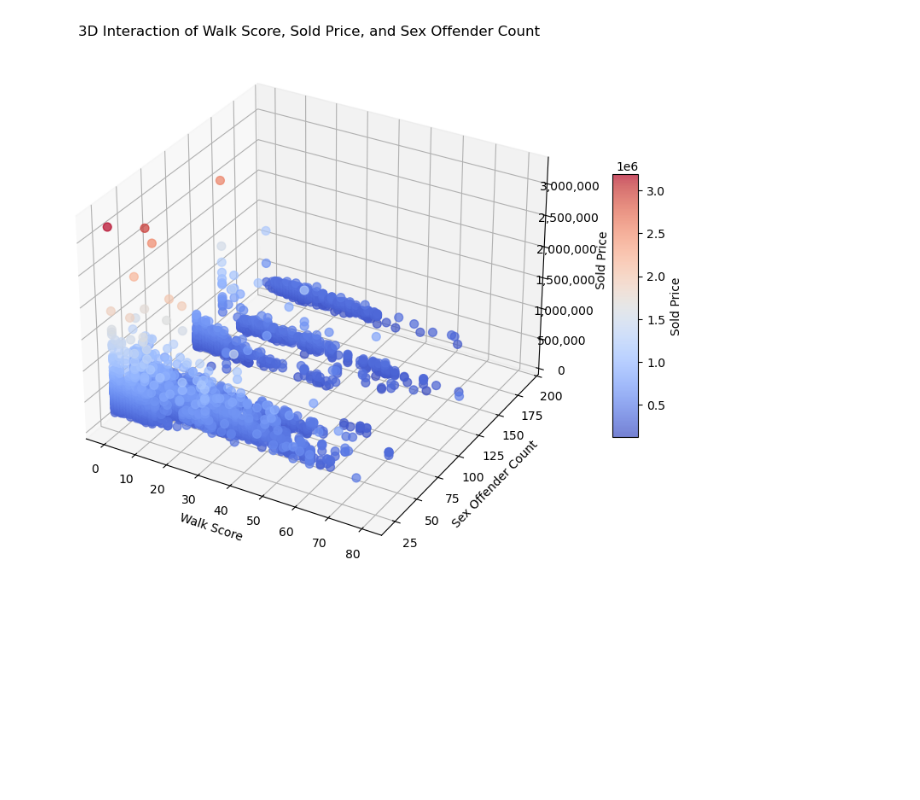
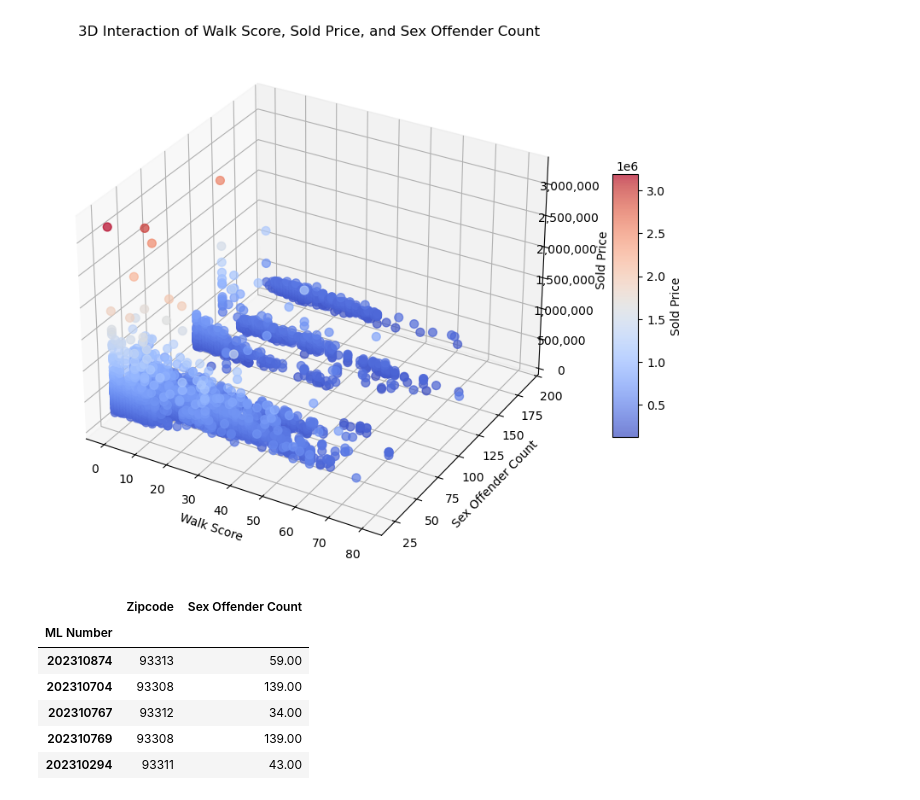
Before and after one commit to h-singh0856/EDA, a Jupyter notebook: 2. Non-Graphical EDA (Original data).ipynb, the cells around one changed output. Cells and saved outputs as stored; diff of their text form; code cells hidden in the pictures; blank space fills up the shorter version.

```diff
--- a/2. Non-Graphical EDA (Original data).ipynb
+++ b/2. Non-Graphical EDA (Original data).ipynb
@@ -126,14 +126,6 @@ housing_df = housing_df[
     (housing_df['Year Built'] >= 2000)
 ]
 
-#Filtering records after creating categorical columns retains unused categories, which may appear with a count of 0 in value_counts(). Following code will fix it.
-housing_df["Zipcode"] = housing_df["Zipcode"].astype(str).astype("category")
-
-housing_df["Pool_Inground"] = housing_df["Pool_Inground"].astype(str).astype("category")
-housing_df["Pool_Community"] = housing_df["Pool_Community"].astype(str).astype("category")
-housing_df["Pool_Spa"] = housing_df["Pool_Spa"].astype(str).astype("category")
-housing_df["Pool_Above_Ground"] = housing_df["Pool_Above_Ground"].astype(str).astype("category")
-
 #Print
 housing_df.info()
 # %% [output]
@@ -474,8 +471,8 @@ numerical_cols.remove('SaleMonth')
 #Following variable has a high correlation with Sq Foot
 numerical_cols.remove('Bathrooms')
 
-#Drop
-housing_filtered_df.drop([
+#Drop columns
+housing_filtered_df.drop(columns=[
     'Age',
     'DOM',
     'High School Ratings',
@@ -483,7 +480,7 @@ housing_filtered_df.drop([
     'Mall Distance (Meters)',
     'SaleMonth',
     'Bathrooms'
-], axis=1, inplace=True)
+], inplace=True)
 # %% [markdown]
 <div style="font-weight: bold; font-size: large; color: blue">4c. Generate descriptive stats.</div>
 # %% [markdown]
@@ -544,6 +541,14 @@ dtype: float64
 # %% [markdown]
 <div style="font-weight: bold; font-size: large; color: blue">5a. Display the count of records in each category.</div>
 # %%
+#Filtering records after creating categorical columns retains unused categories, which may appear with a count of 0 in value_counts(). Following code will fix it.
+housing_filtered_df["Zipcode"] = housing_filtered_df["Zipcode"].astype(str).astype("category")
+
+housing_filtered_df["Pool_Inground"] = housing_filtered_df["Pool_Inground"].astype(str).astype("category")
+housing_filtered_df["Pool_Community"] = housing_filtered_df["Pool_Community"].astype(str).astype("category")
+housing_filtered_df["Pool_Spa"] = housing_filtered_df["Pool_Spa"].astype(str).astype("category")
+housing_filtered_df["Pool_Above_Ground"] = housing_filtered_df["Pool_Above_Ground"].astype(str).astype("category")
+
 #Print
 for c in categorical_cols:
     print(housing_filtered_df[c].value_counts())
@@ -955,3 +960,16 @@ createBoxPlot(housing_filtered_df, 'Pool_Spa', 'Sold Price')
 create3DScatterPlot(housing_filtered_df, 'Walk Score', 'Sex Offender Count', 'Sold Price')
 # %% [output]
 [figure]
+# %%
+housing_filtered_df[[
+    'Zipcode',
+    'Sex Offender Count'
+]].head(5)
+# %% [output]
+|  | Zipcode | Sex Offender Count |
+| ML Number |  |  |
+| 202310874 | 93313 | 59.00 |
+| 202310704 | 93308 | 139.00 |
+| 202310767 | 93312 | 34.00 |
+| 202310769 | 93308 | 139.00 |
+| 202310294 | 93311 | 43.00 |
```
Also changed, not shown: parts of 7 cells of this notebook.
